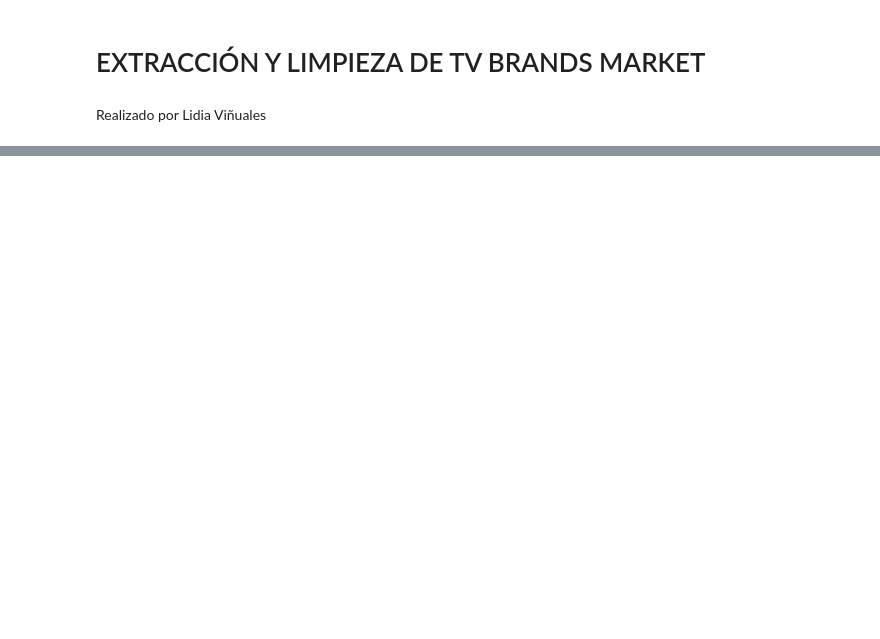
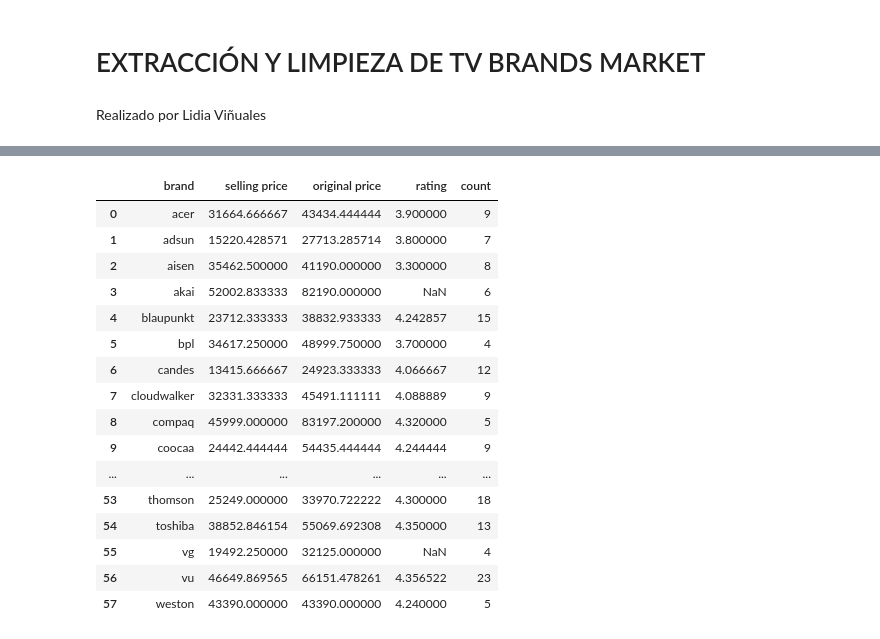
Before and after one commit to Lidiavf1912/etl-project, a Jupyter notebook: python/csv tv brands market.ipynb, the cells around one changed output, grey strips where cells are left out. Cells and saved outputs as stored; diff of their text form; code cells hidden in the pictures; blank space fills up the shorter version.

```diff
--- a/python/csv tv brands market.ipynb
+++ b/python/csv tv brands market.ipynb
@@ -32,0 +58,2 @@ Index(['brand', 'resolution', 'size ', 'selling price', 'original price',
+# %%
+tv.brand=tv.brand.str.lower()
@@ -32,0 +99,2 @@ Index(['brand', 'resolution', 'size ', 'selling price', 'original price',
+# %%
+grouped_tv = tv.groupby('brand')[['selling price', 'original price', 'rating']].mean()
@@ -32,0 +122,24 @@ Index(['brand', 'resolution', 'size ', 'selling price', 'original price',
+# %%
+grouped_tv['count'] = tv['brand'].value_counts()
+# %%
+grouped_tv = grouped_tv.reset_index()
+# %%
+grouped_tv
+# %% [output]
+|  | brand | selling price | original price | rating | count |
+| 0 | acer | 31664.666667 | 43434.444444 | 3.900000 | 9 |
+| 1 | adsun | 15220.428571 | 27713.285714 | 3.800000 | 7 |
+| 2 | aisen | 35462.500000 | 41190.000000 | 3.300000 | 8 |
+| 3 | akai | 52002.833333 | 82190.000000 | NaN | 6 |
+| 4 | blaupunkt | 23712.333333 | 38832.933333 | 4.242857 | 15 |
+| 5 | bpl | 34617.250000 | 48999.750000 | 3.700000 | 4 |
+| 6 | candes | 13415.666667 | 24923.333333 | 4.066667 | 12 |
+| 7 | cloudwalker | 32331.333333 | 45491.111111 | 4.088889 | 9 |
+| 8 | compaq | 45999.000000 | 83197.200000 | 4.320000 | 5 |
+| 9 | coocaa | 24442.444444 | 54435.444444 | 4.244444 | 9 |
+| ... | ... | ... | ... | ... | ... |
+| 53 | thomson | 25249.000000 | 33970.722222 | 4.300000 | 18 |
+| 54 | toshiba | 38852.846154 | 55069.692308 | 4.350000 | 13 |
+| 55 | vg | 19492.250000 | 32125.000000 | NaN | 4 |
+| 56 | vu | 46649.869565 | 66151.478261 | 4.356522 | 23 |
+| 57 | weston | 43390.000000 | 43390.000000 | 4.240000 | 5 |
```
Also changed, not shown: parts of 19 cells of this notebook.
